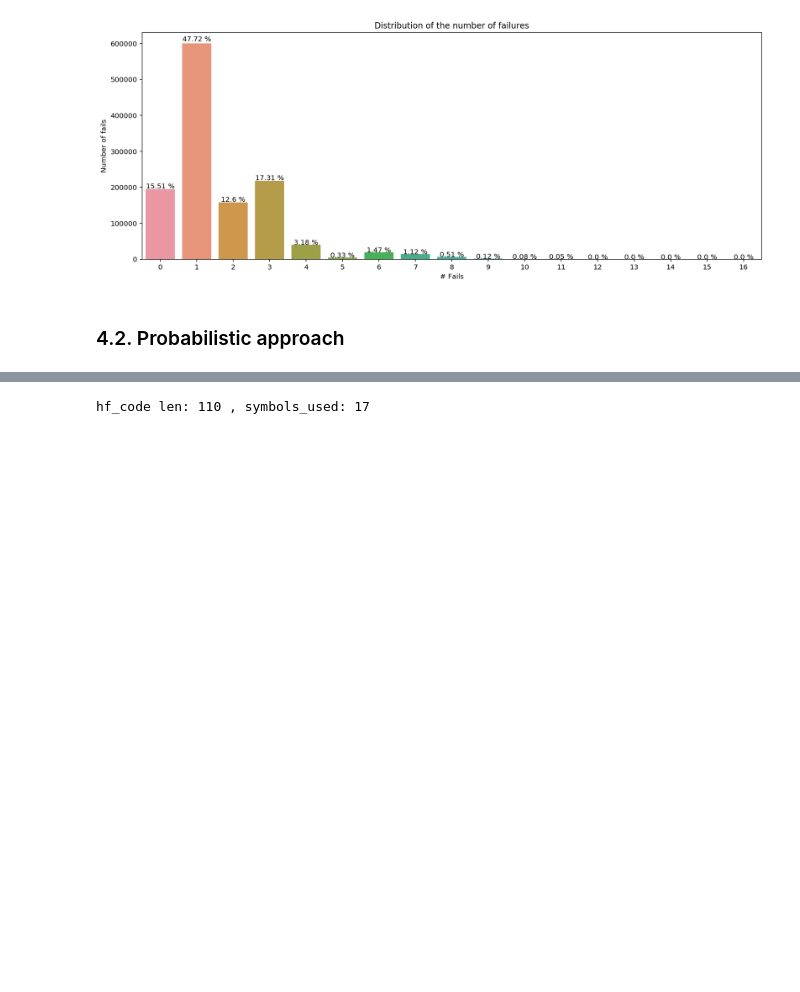
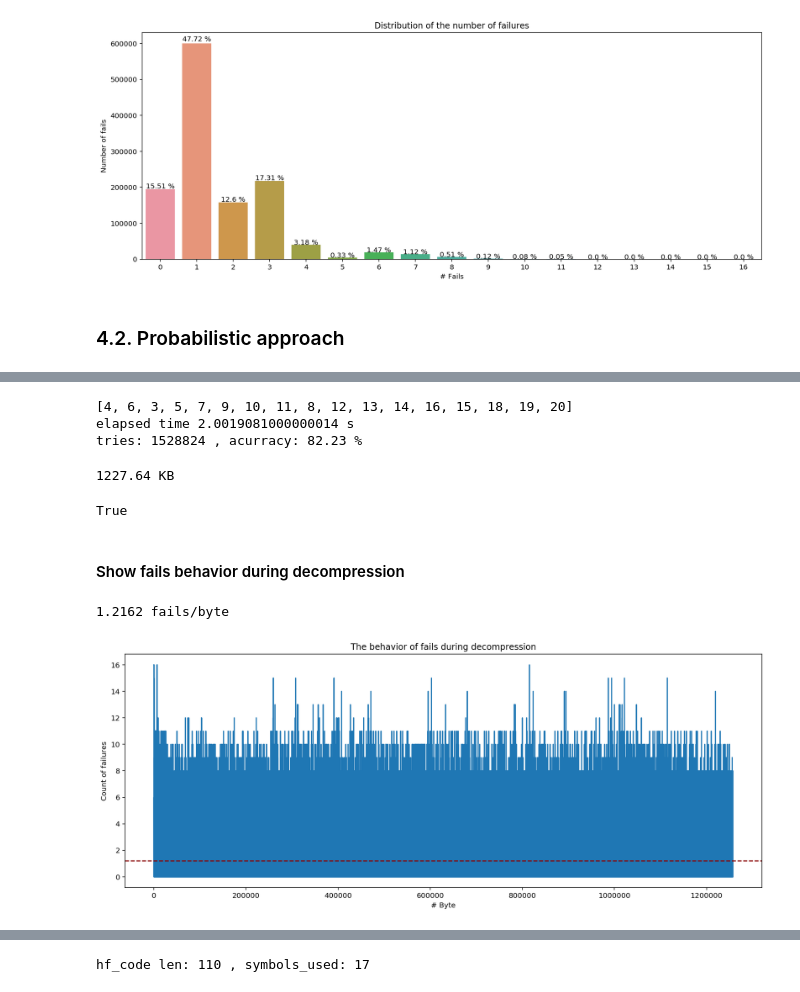
Before and after one commit to ansegura7/DataCompression, a Jupyter notebook: code/HuffmanCode.ipynb, the cells around one changed output, grey strips where cells are left out. Drawn from its saved outputs; the diff is of its cells as text; code cells hidden in the pictures; blank space fills up the shorter version.

Commit message:
Update Huffman Code
Added another apporach to decompress a binary file.

```diff
--- a/code/HuffmanCode.ipynb
+++ b/code/HuffmanCode.ipynb
@@ -463,14 +463,18 @@ print(round(fails_mean, 4), 'fails/byte')
 # %% [output]
 1.6245 fails/byte
 # %%
-# Plot occurrences of stop words
-fig = plt.figure(figsize = (16, 6))
-plt.plot(fails_list)
-plt.axhline(y = fails_mean, color = "#8b0000", linestyle = "--")
-plt.title('The behavior of fails during decompression')
-plt.xlabel('# Byte', fontsize = 10)
-plt.ylabel('Count of failures', fontsize = 10)
-plt.show()
+# Function that plots the fails behavior of the decompression process
+def plot_fails_behavior(f_data, f_mean):
+    fig = plt.figure(figsize = (16, 6))
+    plt.plot(f_data)
+    plt.axhline(y = f_mean, color = "#8b0000", linestyle = "--")
+    plt.title('The behavior of fails during decompression')
+    plt.xlabel('# Byte', fontsize = 10)
+    plt.ylabel('Count of failures', fontsize = 10)
+    plt.show()
+
+# Plotting the fails behavior
+plot_fails_behavior(fails_list, fails_mean)
 # %% [output]
 [figure]
 # %%
@@ -516,0 +596,30 @@ plt.show()
+# %%
+# Decode/Decompress file using the Huffman code
+decompress_file2, fails_list2 = decompress_bin_file_prob(compress_file, hf_code)
+# %% [output]
+[4, 6, 3, 5, 7, 9, 10, 11, 8, 12, 13, 14, 16, 15, 18, 19, 20]
+elapsed time 2.0019081000000014 s
+tries: 1528824 , acurracy: 82.23 %
+# %%
+# Weight of the original text file (KB)
+print(round(len(decompress_file2) / 1024, 2), 'KB')
+# %% [output]
+1227.64 KB
+# %%
+# Comparing files
+compare_files(text_byte_list, decompress_file2)
+# %% [output]
+True
+# %% [markdown]
+#### Show fails behavior during decompression
+# %%
+# Average failures per decompressed byte
+fails_mean2 = np.mean(fails_list2)
+print(round(fails_mean2, 4), 'fails/byte')
+# %% [output]
+1.2162 fails/byte
+# %%
+# Plotting the fails behavior
+plot_fails_behavior(fails_list2, fails_mean2)
+# %% [output]
+[figure, added]
```
Also changed, not shown: parts of 16 cells of this notebook, 1 other file.
